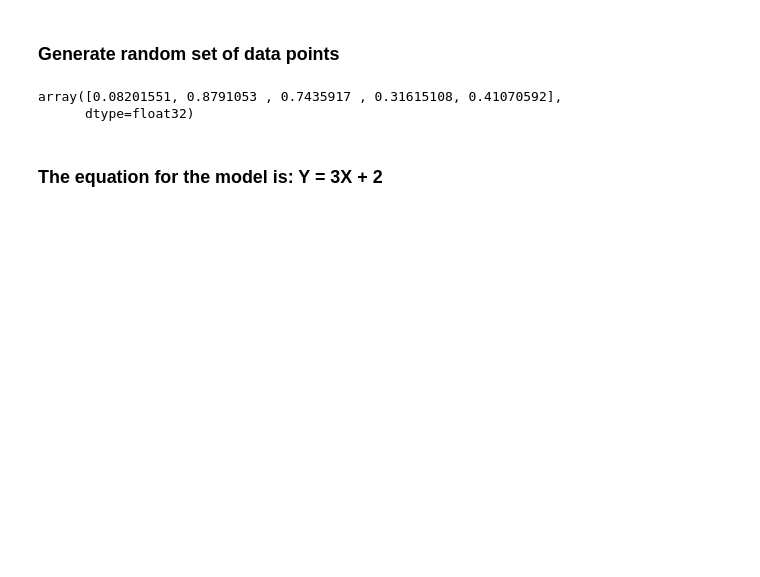
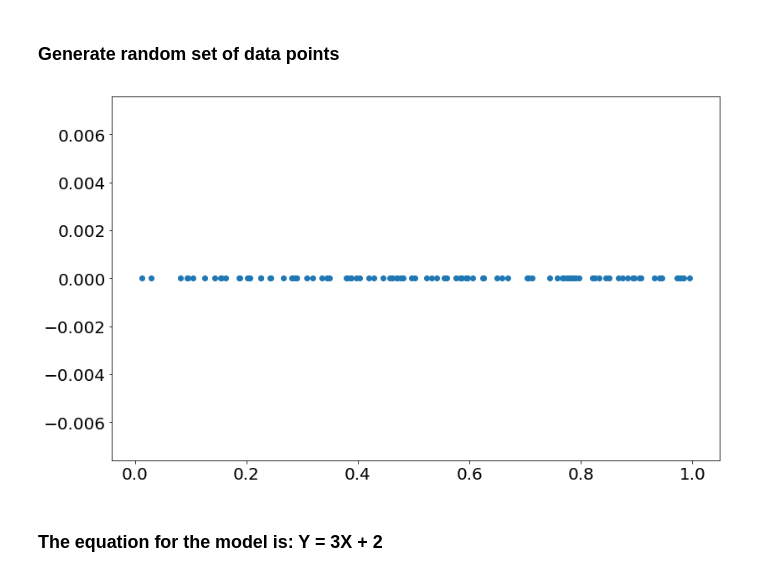
Before and after one commit to kplachkov/Deep-Learning, a Jupyter notebook: Linear Regression/LinearRegression.ipynb, the cells around one changed output. Saved outputs shown, nothing was run; the diff lists cells and outputs as text; code cells hidden in the pictures; blank space fills up the shorter version.

```diff
--- a/Linear Regression/LinearRegression.ipynb
+++ b/Linear Regression/LinearRegression.ipynb
@@ -30,9 +33,9 @@ plt.show()
 ### Generate random set of data points
 # %%
 x_data = np.random.rand(100).astype(np.float32)
-x_data[0:5]
+plt.scatter(x_data, [0 for _ in range(100)])
+plt.show()
 # %% [output]
-array([0.08201551, 0.8791053 , 0.7435917 , 0.31615108, 0.41070592],
-      dtype=float32)
+[figure, added]
 # %% [markdown]
 ### The equation for the model is: Y = 3X + 2
```
Also changed, not shown: parts of 13 cells of this notebook.
